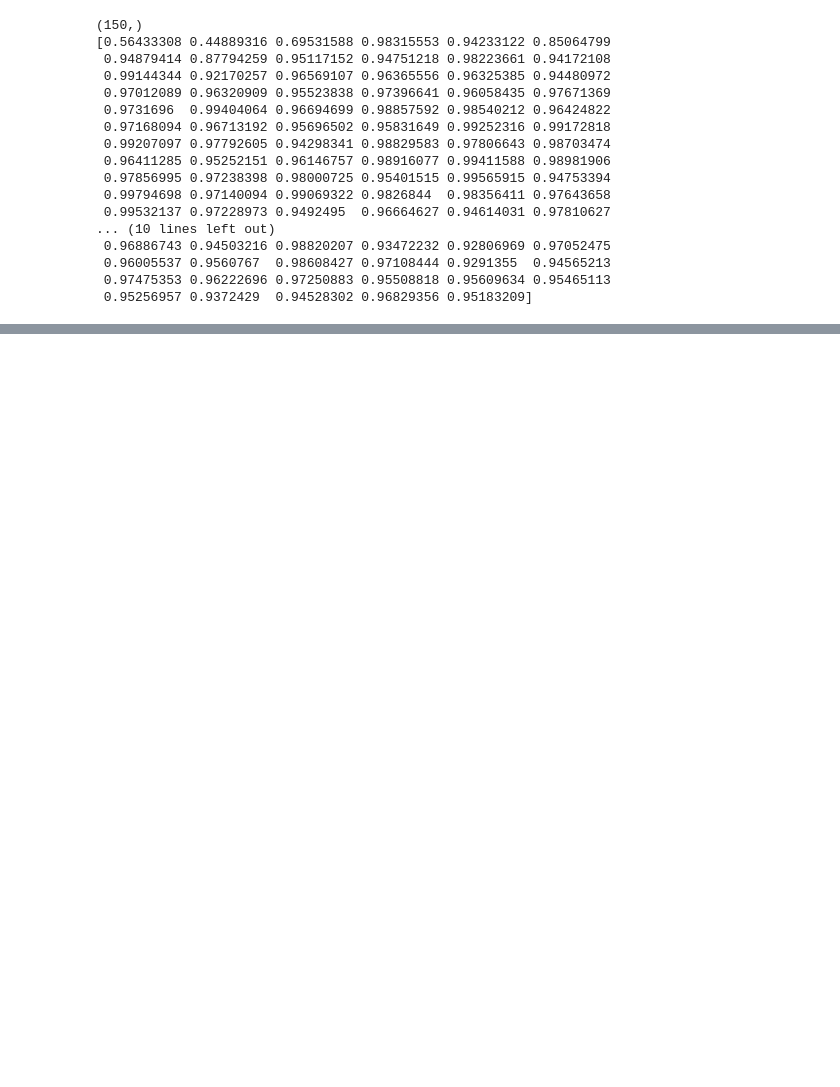
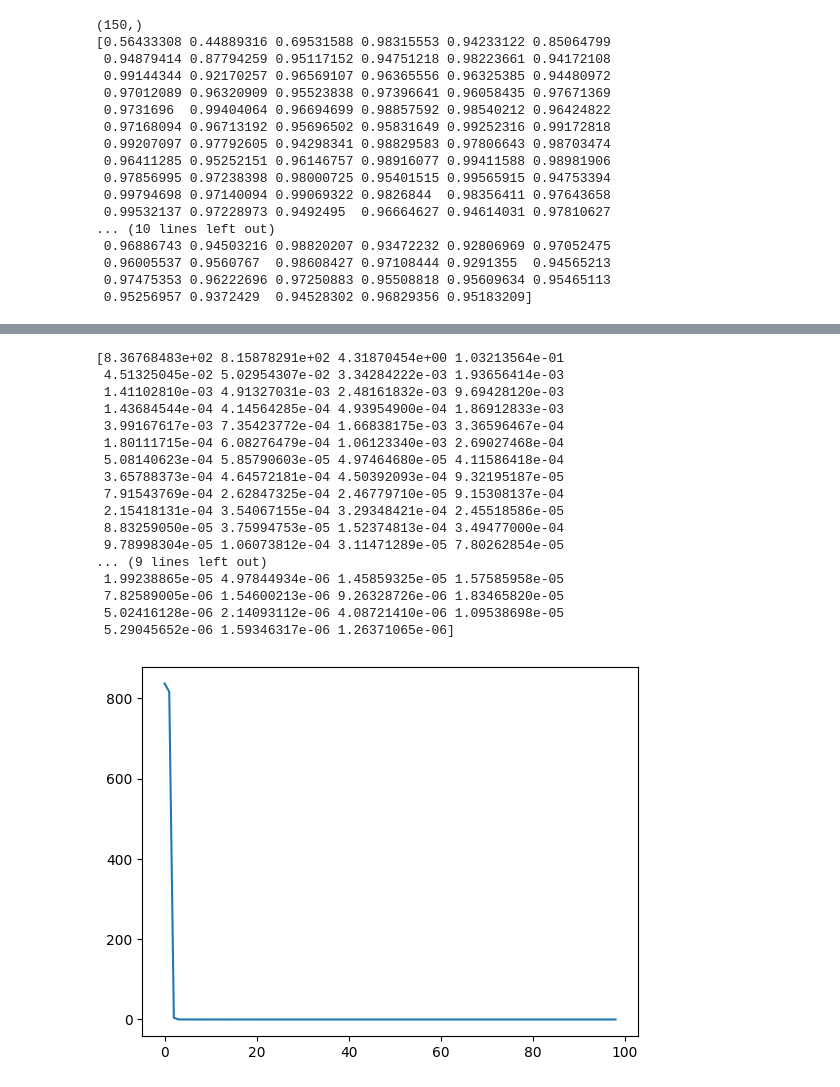
Before and after one commit to matthewmerris/TensorizedRatNets, a Jupyter notebook: notebooks/Analysis.ipynb, the cells around one changed output, grey strips where cells are left out. Saved outputs shown, nothing was run; the diff lists cells and outputs as text; code cells hidden in the pictures; blank space fills up the shorter version.

```diff
--- a/notebooks/Analysis.ipynb
+++ b/notebooks/Analysis.ipynb
@@ -78,0 +206,22 @@ print(S_ratios)
+# %%
+plt.plot(S_1_diffs)
+print(S_1_diffs)
+# %% [output]
+[8.36768483e+02 8.15878291e+02 4.31870454e+00 1.03213564e-01
+ 4.51325045e-02 5.02954307e-02 3.34284222e-03 1.93656414e-03
+ 1.41102810e-03 4.91327031e-03 2.48161832e-03 9.69428120e-03
+ 1.43684544e-04 4.14564285e-04 4.93954900e-04 1.86912833e-03
+ 3.99167617e-03 7.35423772e-04 1.66838175e-03 3.36596467e-04
+ 1.80111715e-04 6.08276479e-04 1.06123340e-03 2.69027468e-04
+ 5.08140623e-04 5.85790603e-05 4.97464680e-05 4.11586418e-04
+ 3.65788373e-04 4.64572181e-04 4.50392093e-04 9.32195187e-05
+ 7.91543769e-04 2.62847325e-04 2.46779710e-05 9.15308137e-04
+ 2.15418131e-04 3.54067155e-04 3.29348421e-04 2.45518586e-05
+ 8.83259050e-05 3.75994753e-05 1.52374813e-04 3.49477000e-04
+ 9.78998304e-05 1.06073812e-04 3.11471289e-05 7.80262854e-05
+... (9 lines left out)
+ 1.99238865e-05 4.97844934e-06 1.45859325e-05 1.57585958e-05
+ 7.82589005e-06 1.54600213e-06 9.26328726e-06 1.83465820e-05
+ 5.02416128e-06 2.14093112e-06 4.08721410e-06 1.09538698e-05
+ 5.29045652e-06 1.59346317e-06 1.26371065e-06]
+[figure, added]
```
Also changed, not shown: parts of 9 cells of this notebook.
